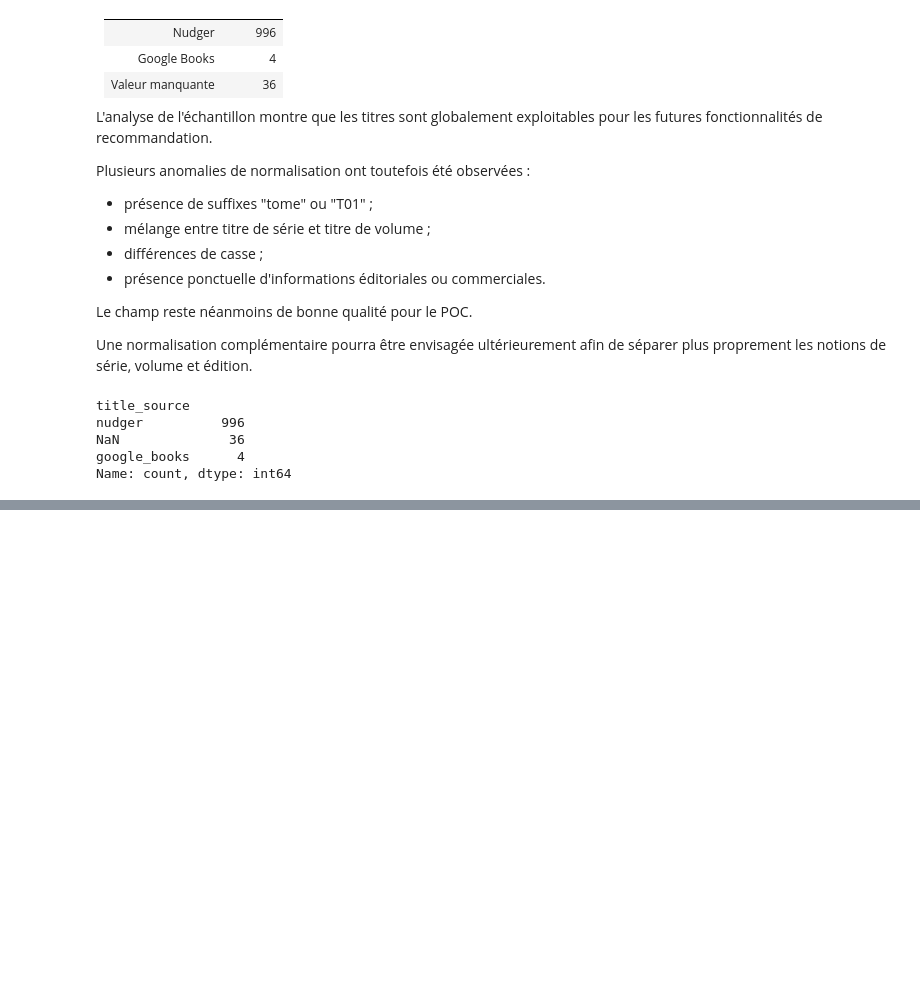
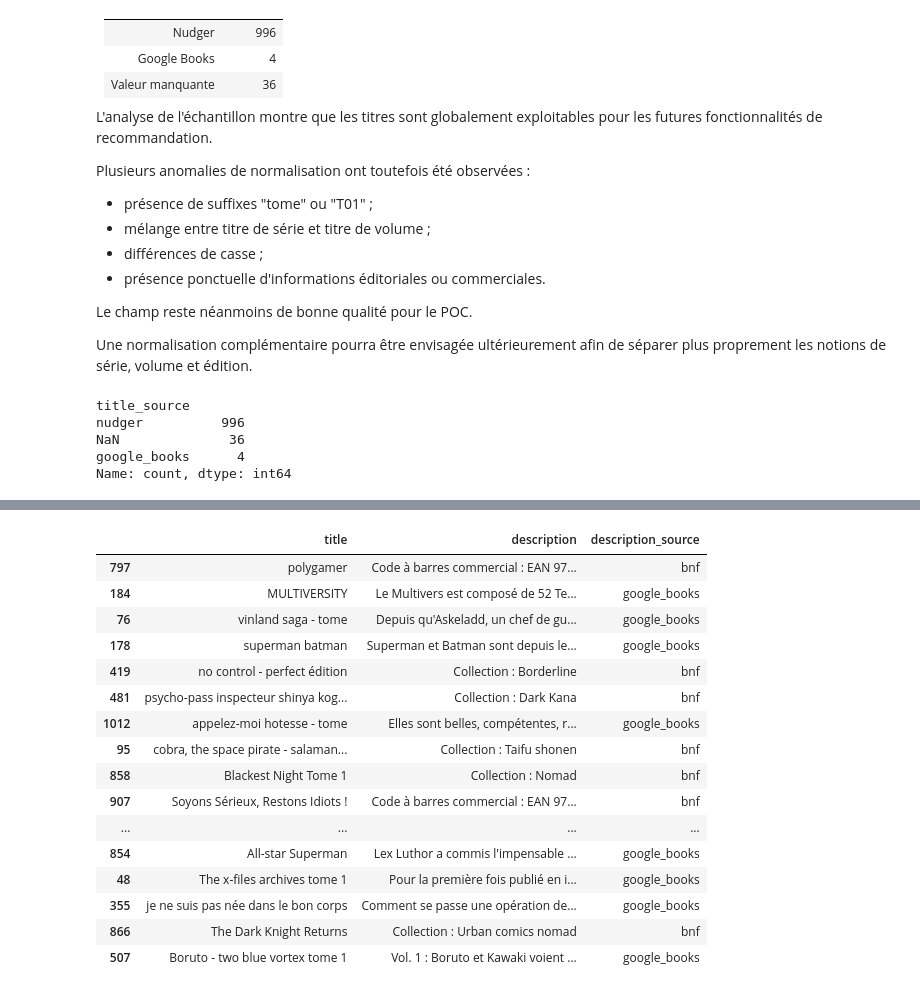
Before and after one commit to yoann-donizetti/collectionlens, a Jupyter notebook: notebooks/poc_data/12_master_dataset_quality_audit.ipynb, the cells around one changed output, grey strips where cells are left out. Cells and saved outputs as stored; diff of their text form; code cells hidden in the pictures; blank space fills up the shorter version.

```diff
--- a/notebooks/poc_data/12_master_dataset_quality_audit.ipynb
+++ b/notebooks/poc_data/12_master_dataset_quality_audit.ipynb
@@ -198,0 +411,25 @@ Name: title, dtype: object
+# %%
+df_master[
+    ["title", "description", "description_source"]
+].dropna().sample(
+    20,
+    random_state=42,
+)
+# %% [output]
+|  | title | description | description_source |
+| 797 | polygamer | Code à barres commercial : EAN 97... | bnf |
+| 184 | MULTIVERSITY | Le Multivers est composé de 52 Te... | google_books |
+| 76 | vinland saga - tome | Depuis qu'Askeladd, un chef de gu... | google_books |
+| 178 | superman batman | Superman et Batman sont depuis le... | google_books |
+| 419 | no control - perfect édition | Collection : Borderline | bnf |
+| 481 | psycho-pass inspecteur shinya kog... | Collection : Dark Kana | bnf |
+| 1012 | appelez-moi hotesse - tome | Elles sont belles, compétentes, r... | google_books |
+| 95 | cobra, the space pirate - salaman... | Collection : Taifu shonen | bnf |
+| 858 | Blackest Night Tome 1 | Collection : Nomad | bnf |
+| 907 | Soyons Sérieux, Restons Idiots ! | Code à barres commercial : EAN 97... | bnf |
+| ... | ... | ... | ... |
+| 854 | All-star Superman | Lex Luthor a commis l'impensable ... | google_books |
+| 48 | The x-files archives tome 1 | Pour la première fois publié en i... | google_books |
+| 355 | je ne suis pas née dans le bon corps | Comment se passe une opération de... | google_books |
+| 866 | The Dark Knight Returns | Collection : Urban comics nomad | bnf |
+| 507 | Boruto - two blue vortex tome 1 | Vol. 1 : Boruto et Kawaki voient ... | google_books |
```
Also changed, not shown: parts of 31 cells of this notebook, 2 other files.
